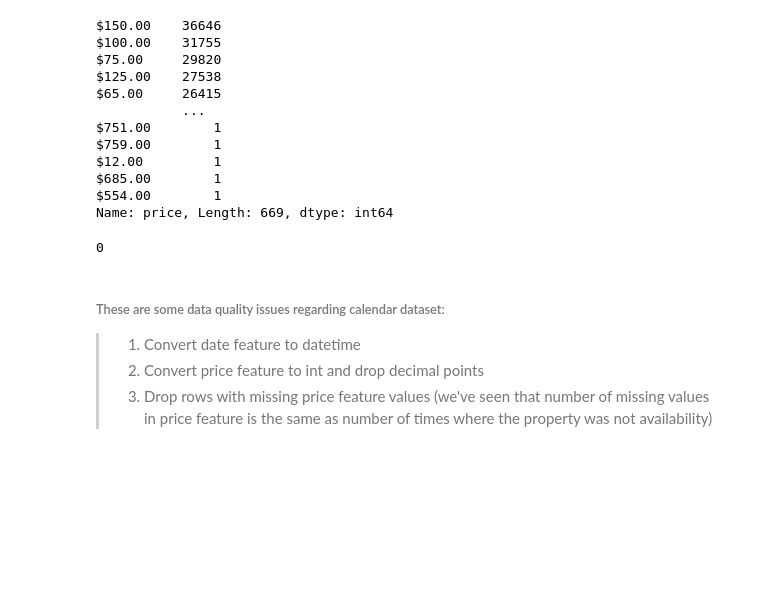
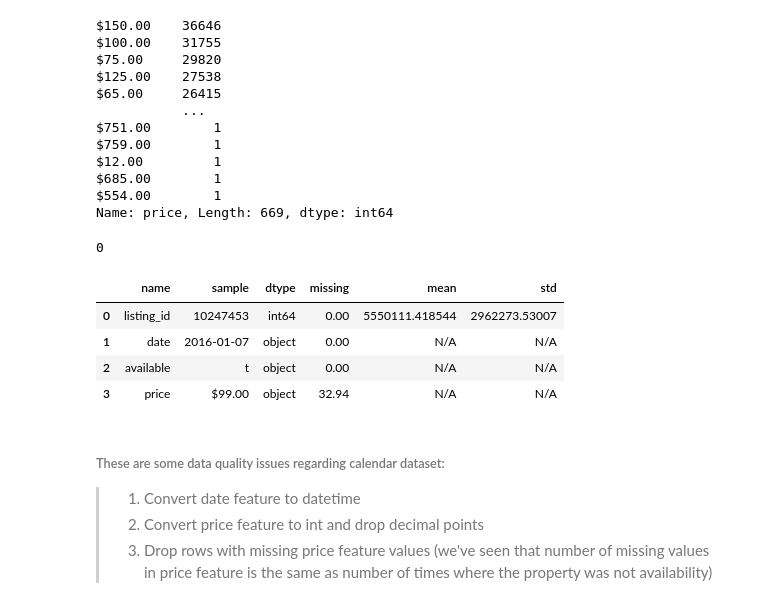
Before and after one commit to jonaletil/Write-A-Data-Science-Blog-Post, a Jupyter notebook: seattle_airbnb_analysis.ipynb, the cells around one changed output. Drawn from its saved outputs; the diff is of its cells as text; code cells hidden in the pictures; blank space fills up the shorter version.

```diff
--- a/seattle_airbnb_analysis.ipynb
+++ b/seattle_airbnb_analysis.ipynb
@@ -159,3 +182,12 @@ calendar_df.price[calendar_df.price == calendar_df.price.str.endswith('.00')].sh
+# %%
+# gather information about the calendar dataset
+analyze_df(calendar_df)
+# %% [output]
+|  | name | sample | dtype | missing | mean | std |
+| 0 | listing_id | 10247453 | int64 | 0.00 | 5550111.418544 | 2962273.53007 |
+| 1 | date | 2016-01-07 | object | 0.00 | N/A | N/A |
+| 2 | available | t | object | 0.00 | N/A | N/A |
+| 3 | price | $99.00 | object | 32.94 | N/A | N/A |
 # %% [markdown]
 ###### These are some data quality issues regarding calendar dataset:
 > 1. Convert date feature to datetime
```
Also changed, not shown: parts of 38 cells of this notebook.
